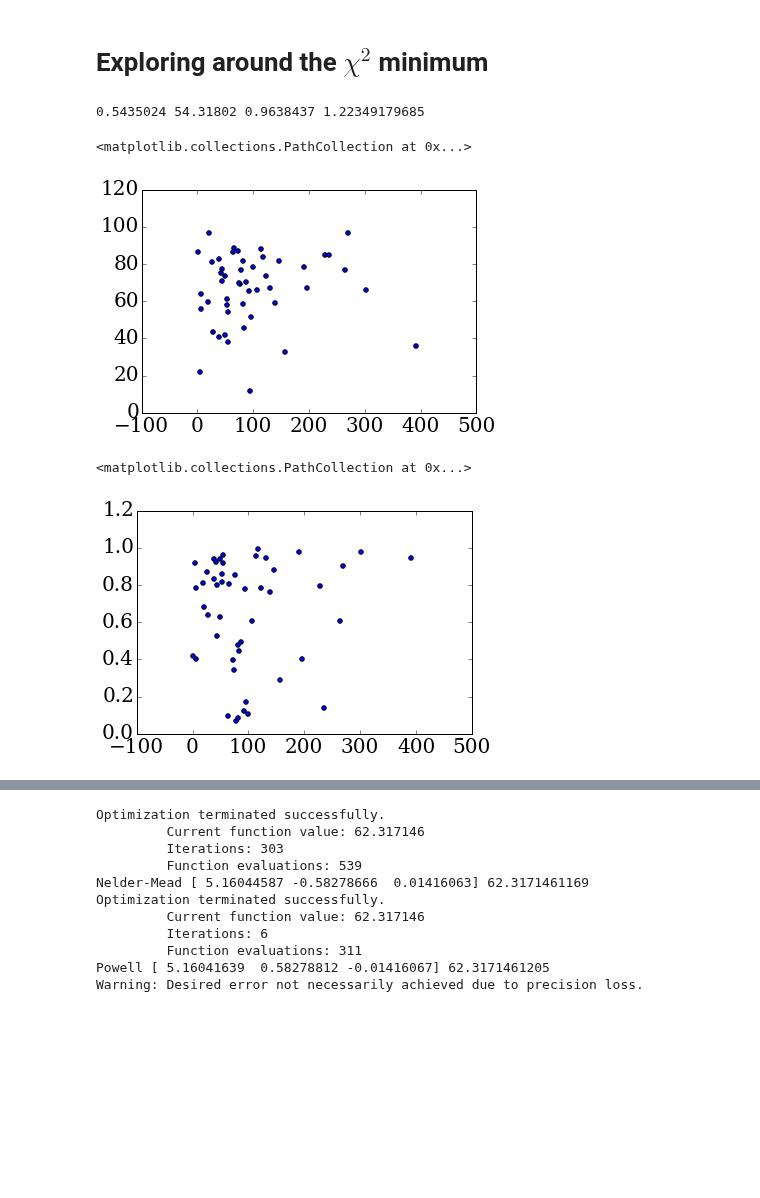
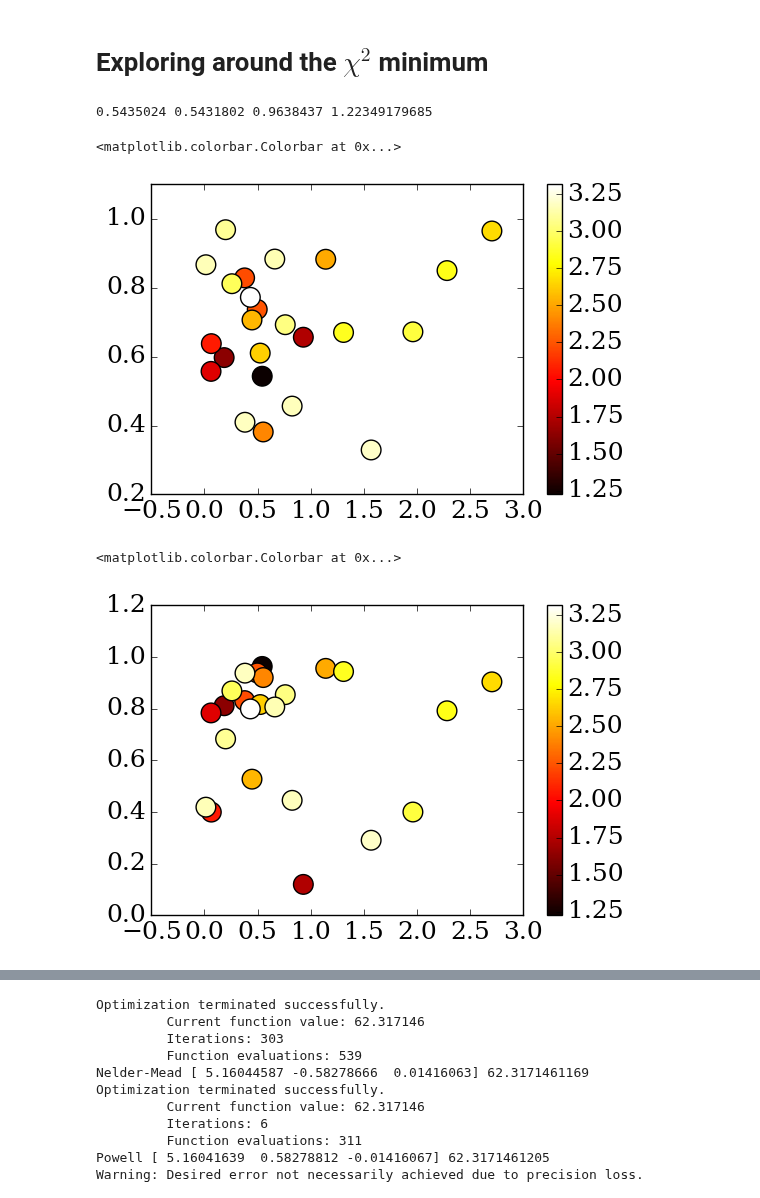
Before and after one commit to astroandes/tololo-lya-fit, a Jupyter notebook: code/multiphase.ipynb, the cells around one changed output, grey strips where cells are left out. Drawn from its saved outputs; the diff is of its cells as text; code cells hidden in the pictures; blank space fills up the shorter version.

Commit message:
multiphase plots

```diff
--- a/code/multiphase.ipynb
+++ b/code/multiphase.ipynb
@@ -8,6 +8,7 @@ from scipy import stats
 # %%
 data = ps.read_csv("../data/multiphase/results.csv")
 data['vinf_cl'] = data['vinf_cl']/100.0
+data['sigma_cl'] = data['sigma_cl']/100.0
 data['chisq'] = data['chisq']/1000.0
 f_escape = ps.read_csv("../data/multiphase/fesc_clumpy.csv")
 # %%
@@ -216,15 +224,17 @@ best_p_cl = p_cl[best_model]
 best_chi2 = chi2[best_model]
 print (best_vinf_cl, best_sigma_cl, best_p_cl, best_chi2)
 # %% [output]
-0.5435024 54.31802 0.9638437 1.22349179685
+0.5435024 0.5431802 0.9638437 1.22349179685
 # %%
-plt.scatter(vinf_cl, sigma_cl)
+plt.scatter(vinf_cl, sigma_cl, c=chi2, cmap='hot', s=200)
+plt.colorbar()
 # %% [output]
-<matplotlib.collections.PathCollection at 0x...>
+<matplotlib.colorbar.Colorbar at 0x...>
-[figure, old version]
+[figure, new version]
 # %%
-plt.scatter(vinf_cl, p_cl)
+plt.scatter(vinf_cl, p_cl, c=chi2, cmap='hot', s=200)
+plt.colorbar()
 # %% [output]
-<matplotlib.collections.PathCollection at 0x...>
+<matplotlib.colorbar.Colorbar at 0x...>
-[figure, old version]
+[figure, new version]
 # %%
```
Also changed, not shown: parts of 4 cells of this notebook.
